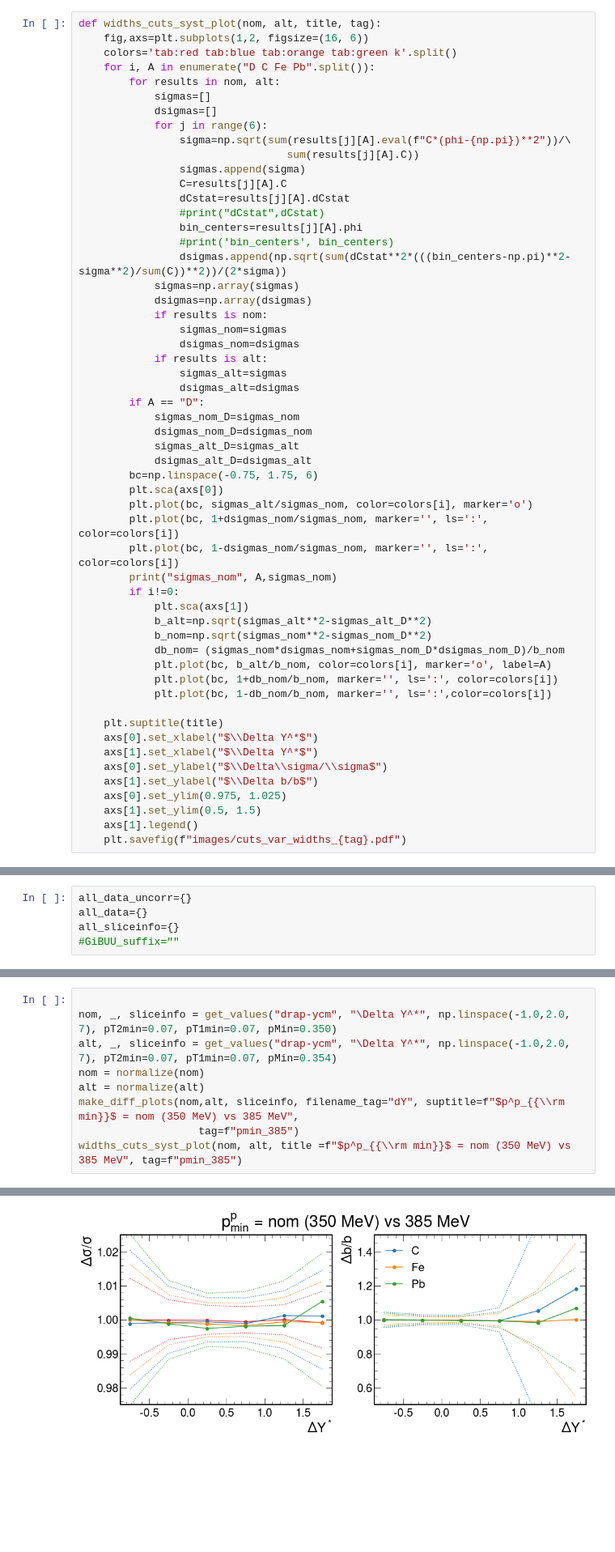
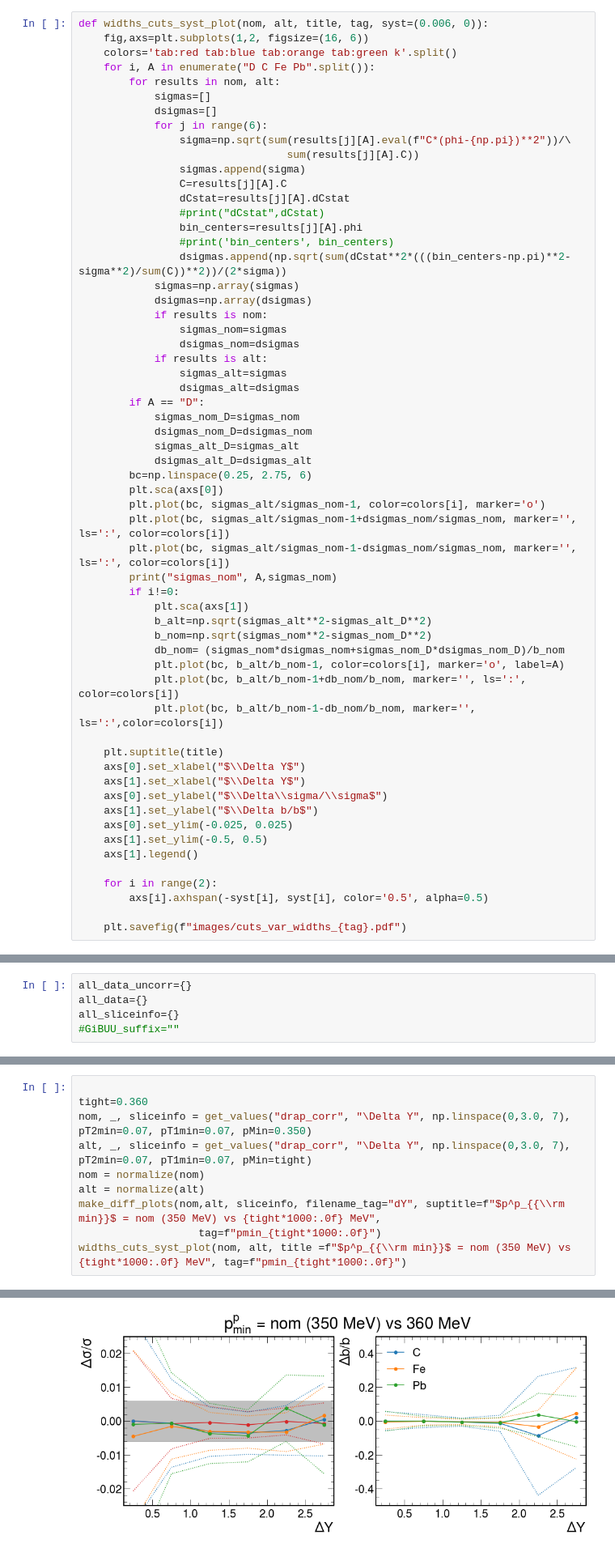
Before and after one commit to smoranvas/di-hadron, a Jupyter notebook: PionProtonCutsSystematics.ipynb, the cells around one changed output, grey strips where cells are left out. Shown at 81% size. Cells and saved outputs as stored; diff of their text form; blank space fills up the shorter version.

```diff
--- a/PionProtonCutsSystematics.ipynb
+++ b/PionProtonCutsSystematics.ipynb
@@ -660,7 +661,7 @@ def make_diff_plots(nom, alt, sliceinfo, pMin=.35, pT1min=.07, pT2min=.07, filen
         plt.savefig(f"images/cuts_var_{tag}.pdf")
     plt.show()
 # %%
-def widths_cuts_syst_plot(nom, alt, title, tag):
+def widths_cuts_syst_plot(nom, alt, title, tag, syst=(0.006, 0)):
     fig,axs=plt.subplots(1,2, figsize=(16, 6))
     colors='tab:red tab:blue tab:orange tab:green k'.split()
     for i, A in enumerate("D C Fe Pb".split()):
@@ -690,29 +691,33 @@ def widths_cuts_syst_plot(nom, alt, title, tag):
             dsigmas_nom_D=dsigmas_nom
             sigmas_alt_D=sigmas_alt
             dsigmas_alt_D=dsigmas_alt
-        bc=np.linspace(-0.75, 1.75, 6)
+        bc=np.linspace(0.25, 2.75, 6)
         plt.sca(axs[0])
-        plt.plot(bc, sigmas_alt/sigmas_nom, color=colors[i], marker='o')
-        plt.plot(bc, 1+dsigmas_nom/sigmas_nom, marker='', ls=':', color=colors[i])
-        plt.plot(bc, 1-dsigmas_nom/sigmas_nom, marker='', ls=':', color=colors[i])
+        plt.plot(bc, sigmas_alt/sigmas_nom-1, color=colors[i], marker='o')
+        plt.plot(bc, sigmas_alt/sigmas_nom-1+dsigmas_nom/sigmas_nom, marker='', ls=':', color=colors[i])
+        plt.plot(bc, sigmas_alt/sigmas_nom-1-dsigmas_nom/sigmas_nom, marker='', ls=':', color=colors[i])
         print("sigmas_nom", A,sigmas_nom)
         if i!=0:
             plt.sca(axs[1])
             b_alt=np.sqrt(sigmas_alt**2-sigmas_alt_D**2)
             b_nom=np.sqrt(sigmas_nom**2-sigmas_nom_D**2)
             db_nom= (sigmas_nom*dsigmas_nom+sigmas_nom_D*dsigmas_nom_D)/b_nom
-            plt.plot(bc, b_alt/b_nom, color=colors[i], marker='o', label=A)
-            plt.plot(bc, 1+db_nom/b_nom, marker='', ls=':', color=colors[i])
-            plt.plot(bc, 1-db_nom/b_nom, marker='', ls=':',color=colors[i])
+            plt.plot(bc, b_alt/b_nom-1, color=colors[i], marker='o', label=A)
+            plt.plot(bc, b_alt/b_nom-1+db_nom/b_nom, marker='', ls=':', color=colors[i])
+            plt.plot(bc, b_alt/b_nom-1-db_nom/b_nom, marker='', ls=':',color=colors[i])
 
     plt.suptitle(title)
-    axs[0].set_xlabel("$\\Delta Y^*$")
-    axs[1].set_xlabel("$\\Delta Y^*$")
+    axs[0].set_xlabel("$\\Delta Y$")
+    axs[1].set_xlabel("$\\Delta Y$")
     axs[0].set_ylabel("$\\Delta\\sigma/\\sigma$")
     axs[1].set_ylabel("$\\Delta b/b$")
-    axs[0].set_ylim(0.975, 1.025)
-    axs[1].set_ylim(0.5, 1.5)
+    axs[0].set_ylim(-0.025, 0.025)
+    axs[1].set_ylim(-0.5, 0.5)
     axs[1].legend()
+
+    for i in range(2):
+        axs[i].axhspan(-syst[i], syst[i], color='0.5', alpha=0.5)
+
     plt.savefig(f"images/cuts_var_widths_{tag}.pdf")
 # %%
 print((len(dfs_pair['D_C'])*3.15+len(dfs_pair['D_Fe'])*2.37+len(dfs_pair['D_Fe'])*2.27)\
@@ -812,10 +828,11 @@ sigmas_nom Pb [1.09839969 1.26097643 1.4281748  1.53367142 1.64102906 1.69733911
 # %%
 
-nom, _, sliceinfo = get_values("drap-ycm", "\Delta Y^*", np.linspace(-1.0,2.0, 7), pT2min=0.07, pT1min=0.07, pMin=0.350)
-alt, _, sliceinfo = get_values("drap-ycm", "\Delta Y^*", np.linspace(-1.0,2.0, 7), pT2min=0.07, pT1min=0.07, pMin=0.354)
+tight=0.360
+nom, _, sliceinfo = get_values("drap_corr", "\Delta Y", np.linspace(0,3.0, 7), pT2min=0.07, pT1min=0.07, pMin=0.350)
+alt, _, sliceinfo = get_values("drap_corr", "\Delta Y", np.linspace(0,3.0, 7), pT2min=0.07, pT1min=0.07, pMin=tight)
 nom = normalize(nom)
 alt = normalize(alt)
-make_diff_plots(nom,alt, sliceinfo, filename_tag="dY", suptitle=f"$p^p_{{\\rm min}}$ = nom (350 MeV) vs 385 MeV",
-                   tag=f"pmin_385")
-widths_cuts_syst_plot(nom, alt, title =f"$p^p_{{\\rm min}}$ = nom (350 MeV) vs 385 MeV", tag=f"pmin_385")
+make_diff_plots(nom,alt, sliceinfo, filename_tag="dY", suptitle=f"$p^p_{{\\rm min}}$ = nom (350 MeV) vs {tight*1000:.0f} MeV",
+                   tag=f"pmin_{tight*1000:.0f}")
+widths_cuts_syst_plot(nom, alt, title =f"$p^p_{{\\rm min}}$ = nom (350 MeV) vs {tight*1000:.0f} MeV", tag=f"pmin_{tight*1000:.0f}")
 # %% [output]
@@ -827,4 +847,4 @@ sigmas_nom Pb [1.09645587 1.25896724 1.42814724 1.53212754 1.64451989 1.69498249
-[figure, old version]
+[figure, new version]
 # %%
 d=dfs_pair["D"].query("h2_T4>-100")
 plt.hist2d(d.h2_p,d.h2_T4, bins=100)
```
Also changed, not shown: parts of 15 cells of this notebook, 17 other files.
